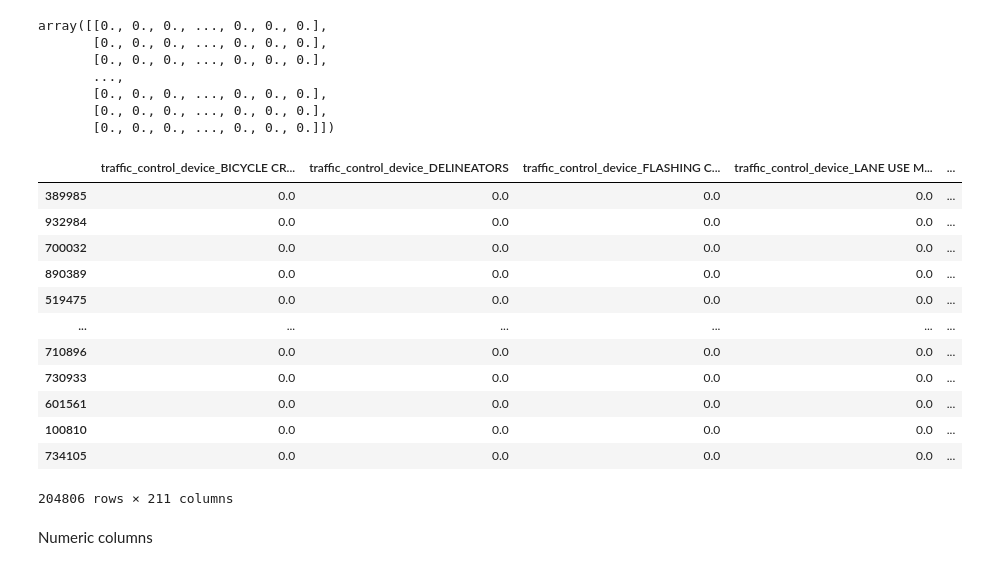
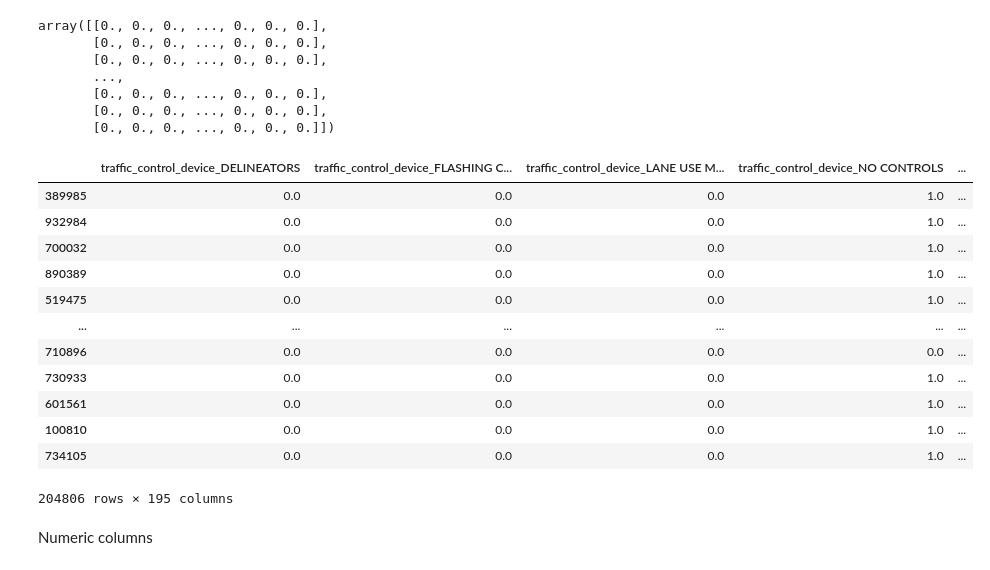
Before and after one commit to hellenmureithi/Phase_4_project, a Jupyter notebook: Notebooks/Hellen.ipynb, the cells around one changed output. Cells and saved outputs as stored; diff of their text form; code cells hidden in the pictures.

```diff
--- a/Notebooks/Hellen.ipynb
+++ b/Notebooks/Hellen.ipynb
@@ -311,8 +371,8 @@ memory usage: 257.8+ MB
 # %% [markdown]
 Define X and Y
 # %%
-X = df.drop(columns=['prim_contributory_cause'])
-y = df['prim_contributory_cause']
+X = df.drop(columns=['Crash_Cause'])
+y = df['Crash_Cause']
 # %% [markdown]
 Train test split
 # %%
@@ -425,7 +485,7 @@ X_train_cat.shape
 # %%
 # Keep only top 50 streets, rest as 'Other'
 top_streets = X_train_cat['street_name'].value_counts().nlargest(50).index
-X_train_cat['street_grouped'] = X_train_cat['street_name'].where(X_train_cat['street_name'].isin(top_streets), 'Other', errors='ignore')
+X_train_cat['street_grouped'] = X_train_cat['street_name'].where(X_train_cat['street_name'].isin(top_streets), 'Other')
 # %%
 X_train_cat.columns
 # %% [output]
@@ -460,7 +520,7 @@ dtype: int64
 # %% [markdown]
 One Hot encoding
 # %%
-ohe = OneHotEncoder(handle_unknown="ignore", sparse=False)
+ohe = OneHotEncoder(drop='first', sparse_output=False, handle_unknown='ignore')
 # %%
 X_train_encoded = ohe.fit_transform(X_train_cat)
 # %%
@@ -655,7 +715,7 @@ X_test_cat.head()
 # %%
 # Keep only top 50 streets, rest as 'Other'
 top_streets = X_test_cat['street_name'].value_counts().nlargest(50).index
-X_test_cat['street_grouped'] = X_test_cat['street_name'].where(X_test_cat['street_name'].isin(top_streets), 'Other', errors='ignore')
+X_test_cat['street_grouped'] = X_test_cat['street_name'].where(X_test_cat['street_name'].isin(top_streets), 'Other')
 # %%
 X_test_cat.columns
 # %% [output]
@@ -704,24 +764,24 @@ array([[0., 0., 0., ..., 0., 0., 0.],
 # %%
 X_test_encoded = pd.DataFrame(
     X_test_encoded,
-    columns=ohe.get_feature_names(X_test_cat.columns),
+    columns=ohe.get_feature_names_out(X_test_cat.columns),
     index=X_test.index
 )
 X_test_encoded
 # %% [output]
-|  | traffic_control_device_BICYCLE CR... | traffic_control_device_DELINEATORS | traffic_control_device_FLASHING C... | traffic_control_device_LANE USE M... | ... |
-| 389985 | 0.0 | 0.0 | 0.0 | 0.0 | ... |
-| 932984 | 0.0 | 0.0 | 0.0 | 0.0 | ... |
-| 700032 | 0.0 | 0.0 | 0.0 | 0.0 | ... |
-| 890389 | 0.0 | 0.0 | 0.0 | 0.0 | ... |
-| 519475 | 0.0 | 0.0 | 0.0 | 0.0 | ... |
+|  | traffic_control_device_DELINEATORS | traffic_control_device_FLASHING C... | traffic_control_device_LANE USE M... | traffic_control_device_NO CONTROLS | ... |
+| 389985 | 0.0 | 0.0 | 0.0 | 1.0 | ... |
+| 932984 | 0.0 | 0.0 | 0.0 | 1.0 | ... |
+| 700032 | 0.0 | 0.0 | 0.0 | 1.0 | ... |
+| 890389 | 0.0 | 0.0 | 0.0 | 1.0 | ... |
+| 519475 | 0.0 | 0.0 | 0.0 | 1.0 | ... |
 | ... | ... | ... | ... | ... | ... |
 | 710896 | 0.0 | 0.0 | 0.0 | 0.0 | ... |
-| 730933 | 0.0 | 0.0 | 0.0 | 0.0 | ... |
-| 601561 | 0.0 | 0.0 | 0.0 | 0.0 | ... |
-| 100810 | 0.0 | 0.0 | 0.0 | 0.0 | ... |
-| 734105 | 0.0 | 0.0 | 0.0 | 0.0 | ... |
+| 730933 | 0.0 | 0.0 | 0.0 | 1.0 | ... |
+| 601561 | 0.0 | 0.0 | 0.0 | 1.0 | ... |
+| 100810 | 0.0 | 0.0 | 0.0 | 1.0 | ... |
+| 734105 | 0.0 | 0.0 | 0.0 | 1.0 | ... |
-204806 rows × 211 columns
+204806 rows × 195 columns
 # %% [markdown]
 Numeric columns
 # %%
```
Also changed, not shown: parts of 31 cells of this notebook.
